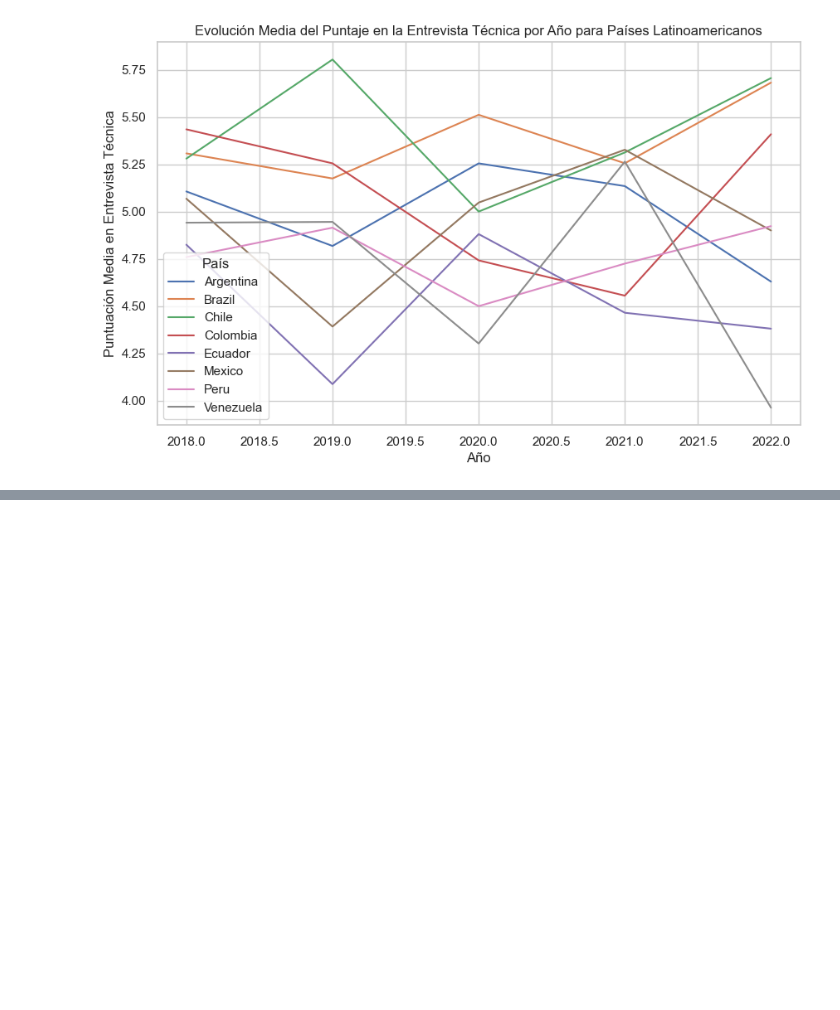
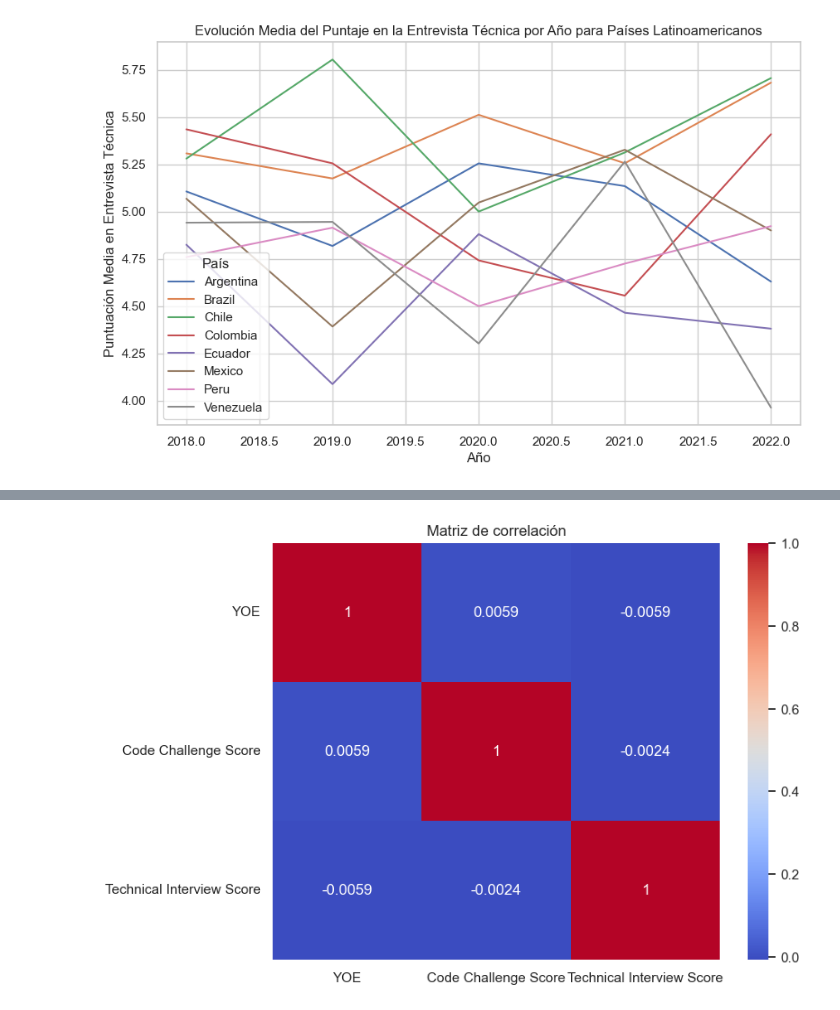
Before and after one commit to Davidmelo9133/WorkShop1_ETL, a Jupyter notebook: notebooks/candidates_EDA.ipynb, the cells around one changed output, grey strips where cells are left out. Cells and saved outputs as stored; diff of their text form; code cells hidden in the pictures; blank space fills up the shorter version.

```diff
--- a/notebooks/candidates_EDA.ipynb
+++ b/notebooks/candidates_EDA.ipynb
@@ -148,0 +160,11 @@ plt.show()
+# %%
+columnas_numericas = ['YOE', 'Code Challenge Score', 'Technical Interview Score']
+
+correlacion = df[columnas_numericas].corr()
+
+plt.figure(figsize=(8, 6))
+sns.heatmap(correlacion, annot=True, cmap='coolwarm')
+plt.title('Matriz de correlación')
+plt.show()
+# %% [output]
+[figure, added]
```
Also changed, not shown: parts of 3 cells of this notebook.
